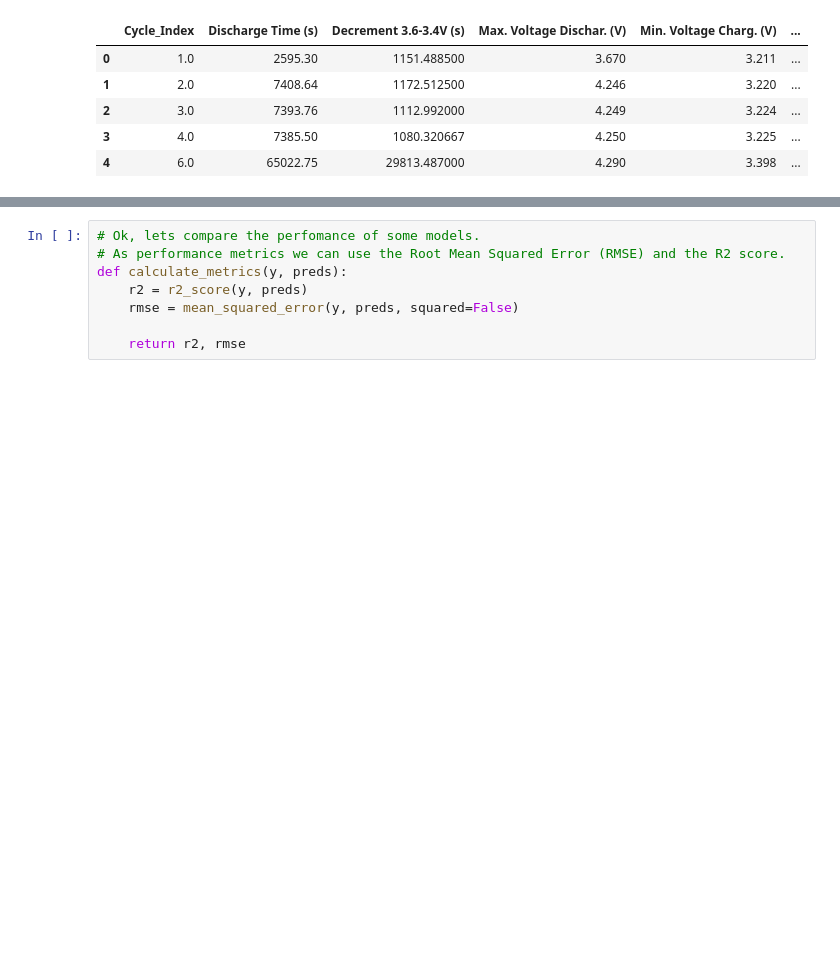
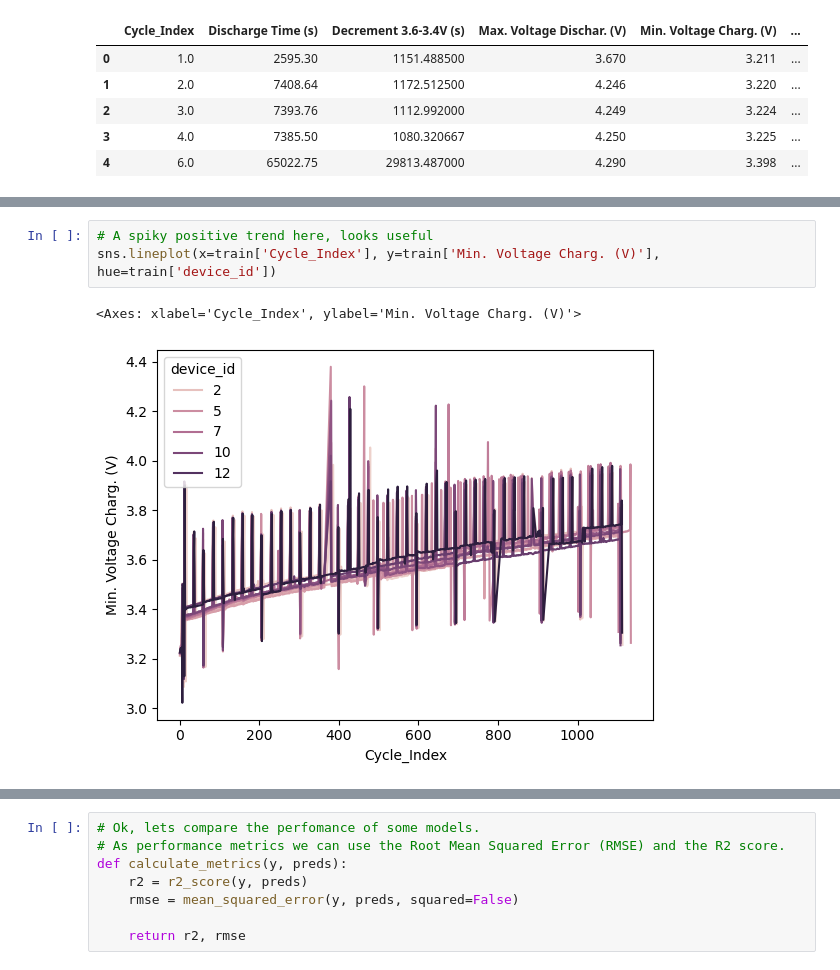
Before and after one commit to torsjonas/battery_remaining_useful_life_prediction, a Jupyter notebook: battery-remaining-useful-life-rul.ipynb, the cells around one changed output, grey strips where cells are left out. Drawn from its saved outputs; the diff is of its cells as text; blank space fills up the shorter version.

```diff
--- a/battery-remaining-useful-life-rul.ipynb
+++ b/battery-remaining-useful-life-rul.ipynb
@@ -38,0 +90,6 @@ test = df[df['device_id'].isin(test_devices)]
+# %%
+# A spiky positive trend here, looks useful
+sns.lineplot(x=train['Cycle_Index'], y=train['Min. Voltage Charg. (V)'], hue=train['device_id'])
+# %% [output]
+<Axes: xlabel='Cycle_Index', ylabel='Min. Voltage Charg. (V)'>
+[figure, added]
```
Also changed, not shown: parts of 38 cells of this notebook.
